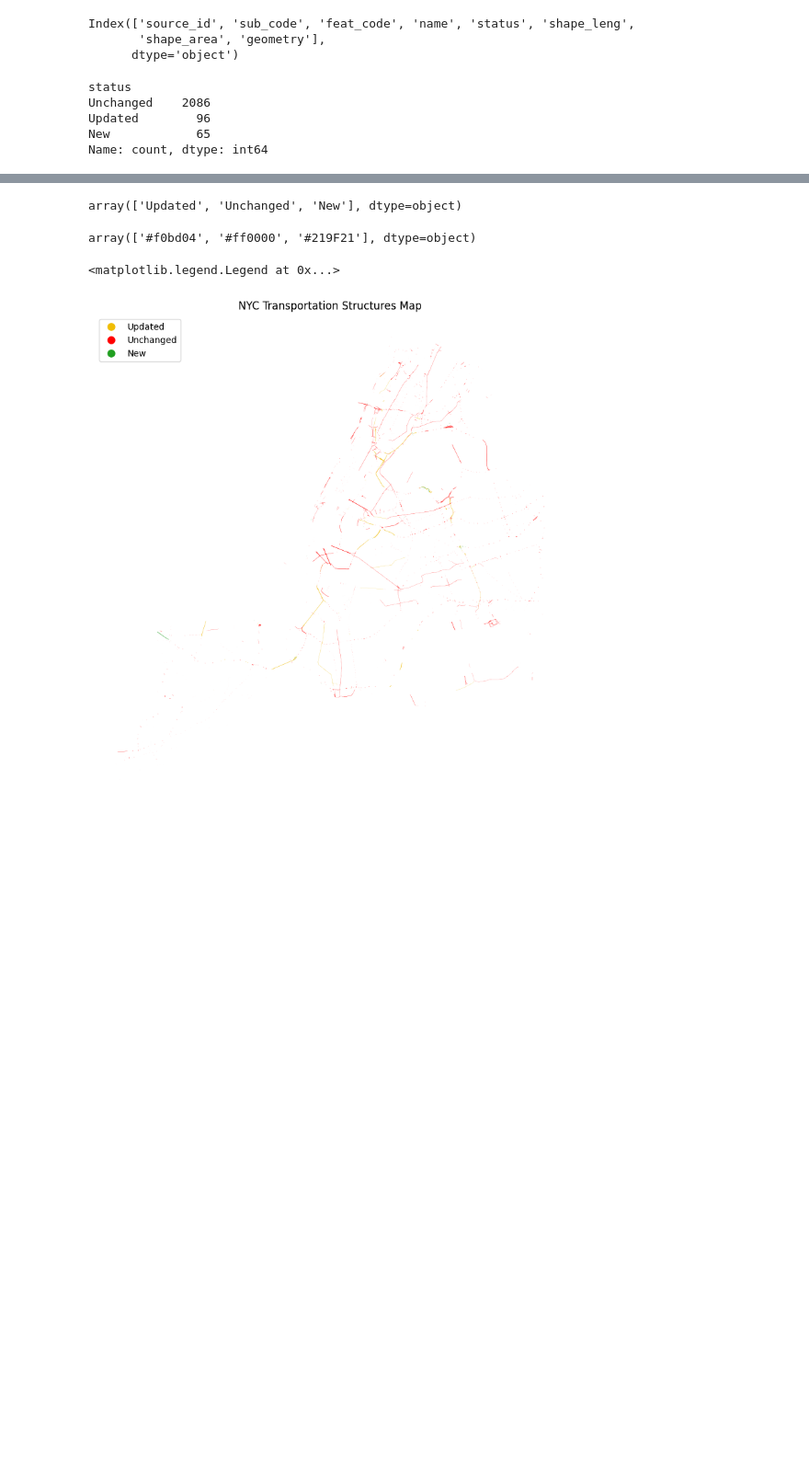
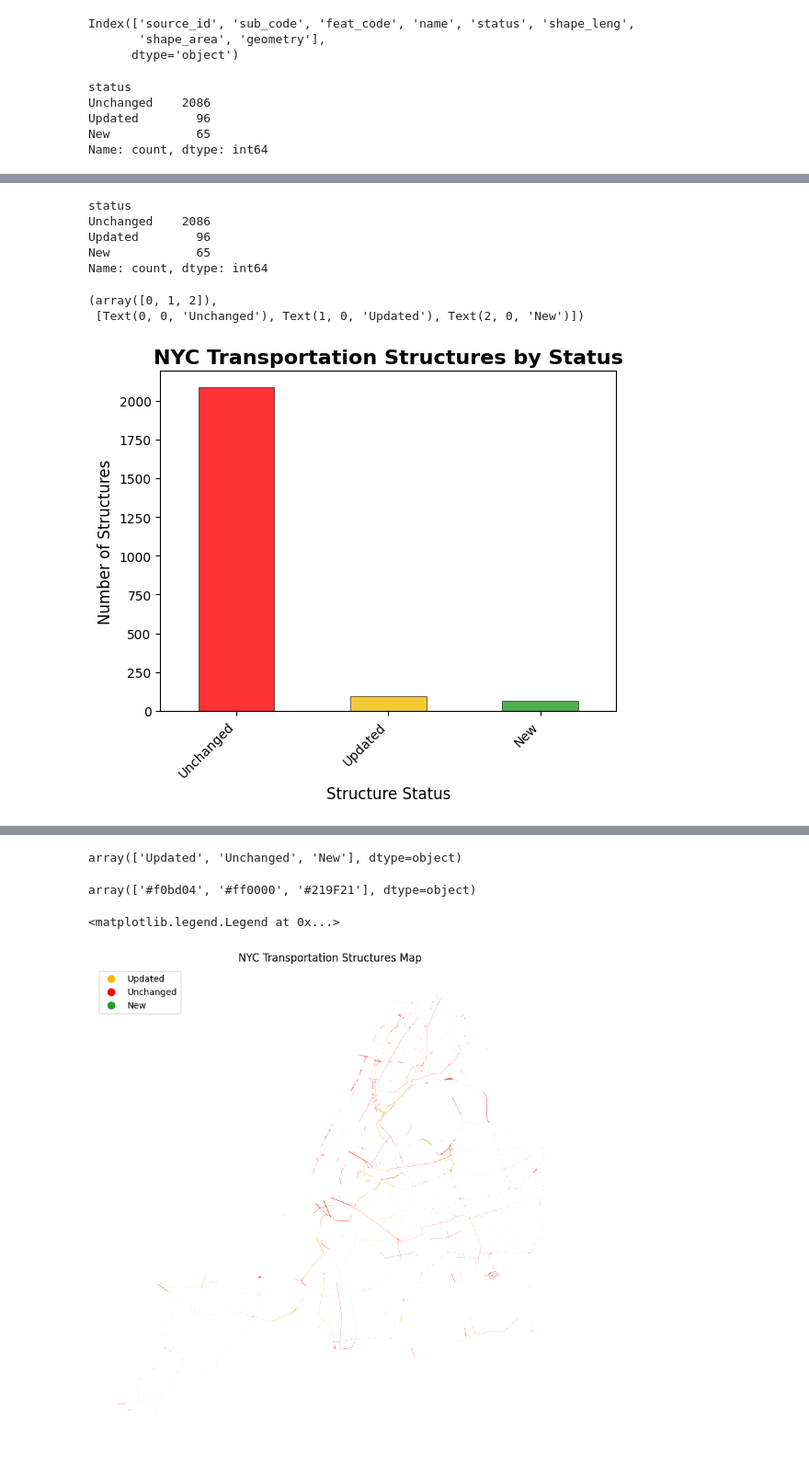
Before and after one commit to alinetheo95/cdp-mapping-systems, a Jupyter notebook: Assignments/01-loading-and-visualizing-data-1.ipynb, the cells around one changed output, grey strips where cells are left out. Shown at 92% size. Saved outputs shown, nothing was run; the diff lists cells and outputs as text; code cells hidden in the pictures; blank space fills up the shorter version.

```diff
--- a/Assignments/01-loading-and-visualizing-data-1.ipynb
+++ b/Assignments/01-loading-and-visualizing-data-1.ipynb
@@ -56,0 +70,35 @@ Name: count, dtype: int64
+# %%
+status_counts = transport["status"].value_counts()
+status_counts
+# %% [output]
+status
+Unchanged    2086
+Updated        96
+New            65
+Name: count, dtype: int64
+# %%
+# Define colors for different status values
+status_colors = {
+    "Updated": "#f0bd04",
+    "Unchanged": "#ff0000",
+    "New": "#219F21",  # Green
+    "Unknown": "#95a5a6",  # Gray
+}
+# %%
+# Get colors for each status in the order they appear
+bar_colors = [status_colors.get(status, "#34495e") for status in status_counts.index]
+
+# Create the bar chart
+ax = status_counts.plot(
+    kind="bar", color=bar_colors, alpha=0.8, edgecolor="black", linewidth=0.5
+)
+
+# Customize the chart
+plt.title("NYC Transportation Structures by Status", fontsize=16, fontweight="bold")
+plt.xlabel("Structure Status", fontsize=12)
+plt.ylabel("Number of Structures", fontsize=12)
+plt.xticks(rotation=45, ha="right")
+# %% [output]
+(array([0, 1, 2]),
+ [Text(0, 0, 'Unchanged'), Text(1, 0, 'Updated'), Text(2, 0, 'New')])
+[figure, added]
```
Also changed, not shown: parts of 15 cells of this notebook.
